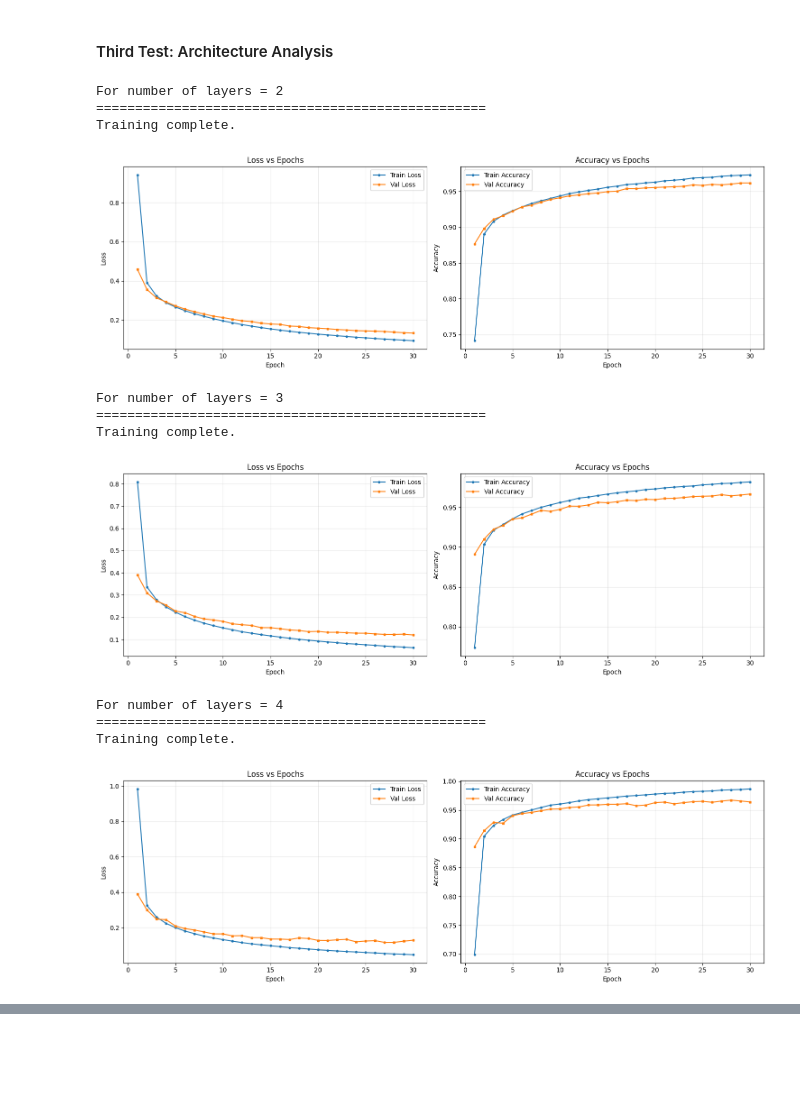
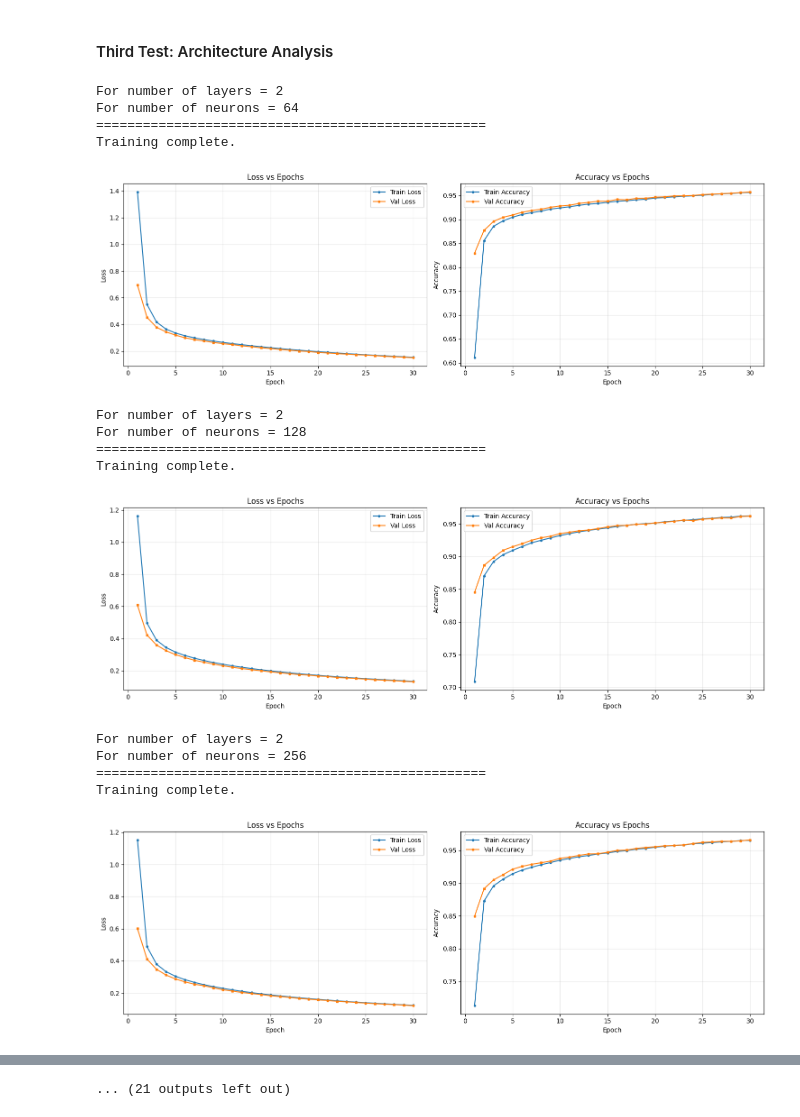
Before and after one commit to minareda417/MNIST-classification, a Jupyter notebook: model.ipynb, the cells around one changed output, grey strips where cells are left out. Drawn from its saved outputs; the diff is of its cells as text; code cells hidden in the pictures; blank space fills up the shorter version.

```diff
--- a/model.ipynb
+++ b/model.ipynb
@@ -347,16 +375,17 @@ transform = transforms.Compose([
     transforms.ToTensor(),
     transforms.Lambda(lambda x: x.view(-1)) # Flatten the image
 ])
-train_dataset = MNISTDataset(train=True, transform=transform)
-test_dataset = MNISTDataset(train=False, transform=transform)
 
-train_size = int(0.8*len(train_dataset))
-val_size = len(train_dataset) - train_size
-train_dataset, val_dataset = random_split(train_dataset, [train_size, val_size])
+dataset = MNISTDataset(train=True, transform=transform)
 
-train_dataset = DataLoader(train_dataset, batch_size=500, shuffle=True)
-val_loader = DataLoader(val_dataset, batch_size=500, shuffle=False)
-test_loader = DataLoader(test_dataset, batch_size=500, shuffle=False)
+total_size = len(dataset)
+test_size = int(0.2*total_size)
+train_val_size = total_size - test_size
+train_val_dataset, test_dataset = random_split(dataset, [train_val_size, test_size])
+
+train_size = int(0.75*train_val_size)
+val_size = train_val_size-train_size
+train_dataset, val_dataset = random_split(train_val_dataset, [train_size, val_size])
 # %%
 class NeuralNetworkTrainer:
     def __init__(self, model: nn.Module,
@@ -644,44 +720,50 @@ It can be noted that in smaller batch values, e.g.,16, the gradient noise is at
 #### Third Test: Architecture Analysis
 # %%
 layers_vals = [2, 3, 4, 5]
-layers_res = [] # Initialize empty table
-for layers in layers_vals: #Test a fixed number of neurons for variable layets
-    print(f"For number of layers = {layers}")
-    arch = [784] + [64] * layers + [10] # append a list of neurons
-    model = NeuralNetwork(arch)
-    trainer = NeuralNetworkTrainer(model,
+neurons_vals = [64, 128, 256, 512]
+res = [] #I Initialize empty table
+for layers in layers_vals: #Test number of neurons for each layer
+    for neurons in neurons_vals:
+        print(f"For number of layers = {layers}")
+        print(f"For number of neurons = {neurons}")
+        arch = [784] + [neurons] * layers + [10] # append a list of neurons
+        model = NeuralNetwork(arch)
+        trainer = NeuralNetworkTrainer(model,
         train_dataset.dataset,
         val_dataset,
         test_dataset,
-        batch_size=64,
+        batch_size=val,
         device='cuda' if torch.cuda.is_available() else 'cpu')
-    trainer.train(epochs=30, lr=0.01,progress=False)
-    # Get each parameter from history
-    train_acc = trainer.train_history['train_acc'][-1]
-    val_acc = trainer.train_history['val_acc'][-1]
-    train_loss = trainer.train_history['train_loss'][-1]
-    val_loss = trainer.train_history['val_loss'][-1]
-    # Append parameters to table
-    layers_res.append({
-        "Hidden Layers": layers,
-        "Neurons/Layer": 64,
-        "Train Loss": train_loss,
-        "Val Loss": val_loss,
-        "Train Acc": train_acc,
-        "Val Acc": val_acc
+        trainer.train(epochs=30, lr=0.01,progress=False)
+        # Get each parameter from history
+        train_acc = trainer.train_history['train_acc'][-1]
+        val_acc = trainer.train_history['val_acc'][-1]
+        train_loss = trainer.train_history['train_loss'][-1]
+        val_loss = trainer.train_history['val_loss'][-1]
+        # Append parameters to table
+        res.append({
+            "Hidden Layers": layers,
+            "Neurons/Layer": neurons,
+            "Train Loss": train_loss,
+            "Val Loss": val_loss,
+            "Train Acc": train_acc,
+            "Val Acc": val_acc
         })
-layers_df = pd.DataFrame(layers_res)
-print(layers_df)
+res_df = pd.DataFrame(res)
+print(res_df)
 # %% [output]
 For number of layers = 2
+For number of neurons = 64
 ==================================================
 Training complete.
-[figure, old version]
+[figure, new version]
-For number of layers = 3
+For number of layers = 2
+For number of neurons = 128
 ==================================================
 Training complete.
-[figure, old version]
+[figure, new version]
-For number of layers = 4
+For number of layers = 2
+For number of neurons = 256
 ==================================================
 Training complete.
-[figure, old version]
+[figure, new version]
@@ -696,0 +785 @@ Training complete.
+... (21 outputs left out)
```
Also changed, not shown: parts of 32 cells of this notebook, 12 other files.
